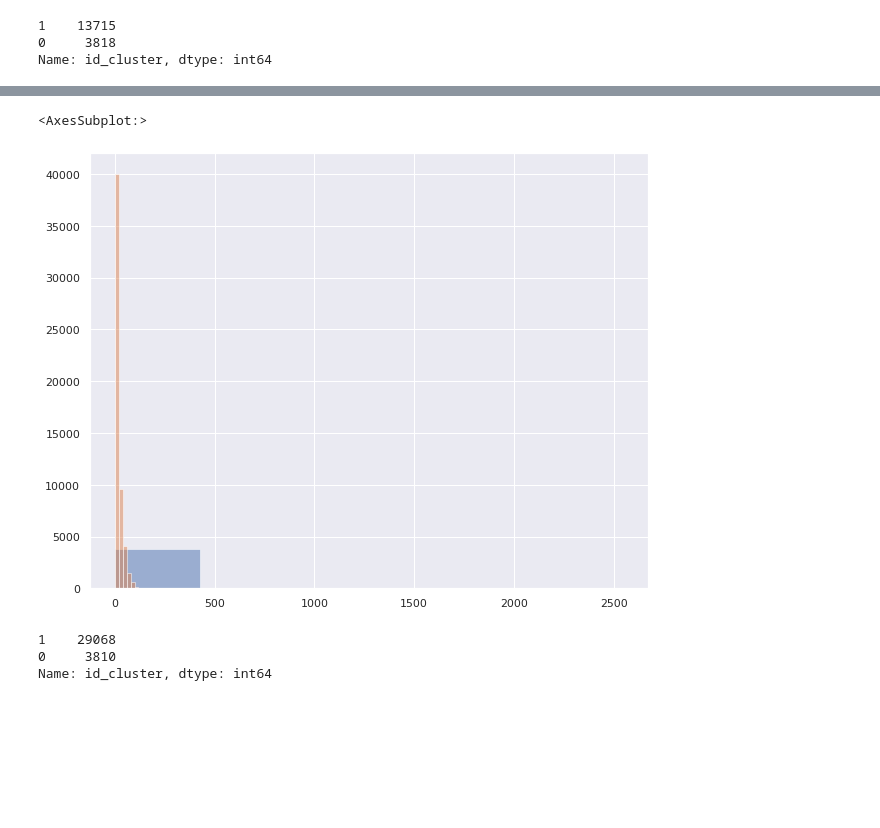
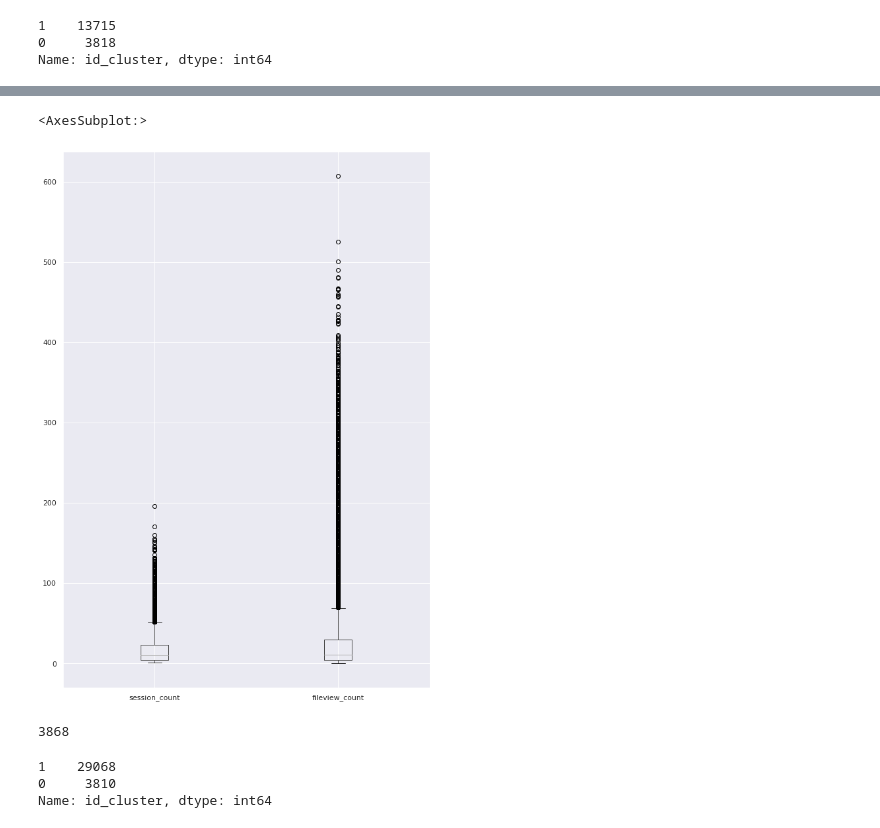
Before and after one commit to teoria/PD_datascience, a Jupyter notebook: notebooks/4_0_segmentacao_base.ipynb, the cells around one changed output, grey strips where cells are left out. Saved outputs shown, nothing was run; the diff lists cells and outputs as text; code cells hidden in the pictures; blank space fills up the shorter version.

```diff
--- a/notebooks/4_0_segmentacao_base.ipynb
+++ b/notebooks/4_0_segmentacao_base.ipynb
@@ -651,10 +663,12 @@ df_segmented_students.loc[ (df_segmented_students.id_cluster==1)& (df_segmented_
-# %%
-#distribuição de fileview por perfil
-df_segmented_students.loc[ (df_segmented_students.id_cluster==0) & (df_segmented_students.fileview_count < 1000)].session_count.hist(alpha=.5,bins=6)
-df_segmented_students.loc[(df_segmented_students.id_cluster==1)& (df_segmented_students.fileview_count < 1000)].session_count.hist(alpha=.5)
-# %% [output]
-<AxesSubplot:>
-[figure, removed]
+# %%
+df_segmented_students.loc[ (df_segmented_students.id_cluster==1),['session_count','fileview_count'] ].boxplot()
+# %% [output]
+<AxesSubplot:>
+[figure, added]
+# %%
+df_segmented_students.loc[ (df_segmented_students.id_cluster==0) & (df_segmented_students.fileview_count < 1000)].session_count.count()
+# %% [output]
+3868
 # %%
 df_segmented_students.loc[(df_segmented_students.fileview_count > 10)  & (df_segmented_students.fileview_count < 1000)].id_cluster.value_counts()
 # %% [output]
```
Also changed, not shown: parts of 22 cells of this notebook, 3 other files.
